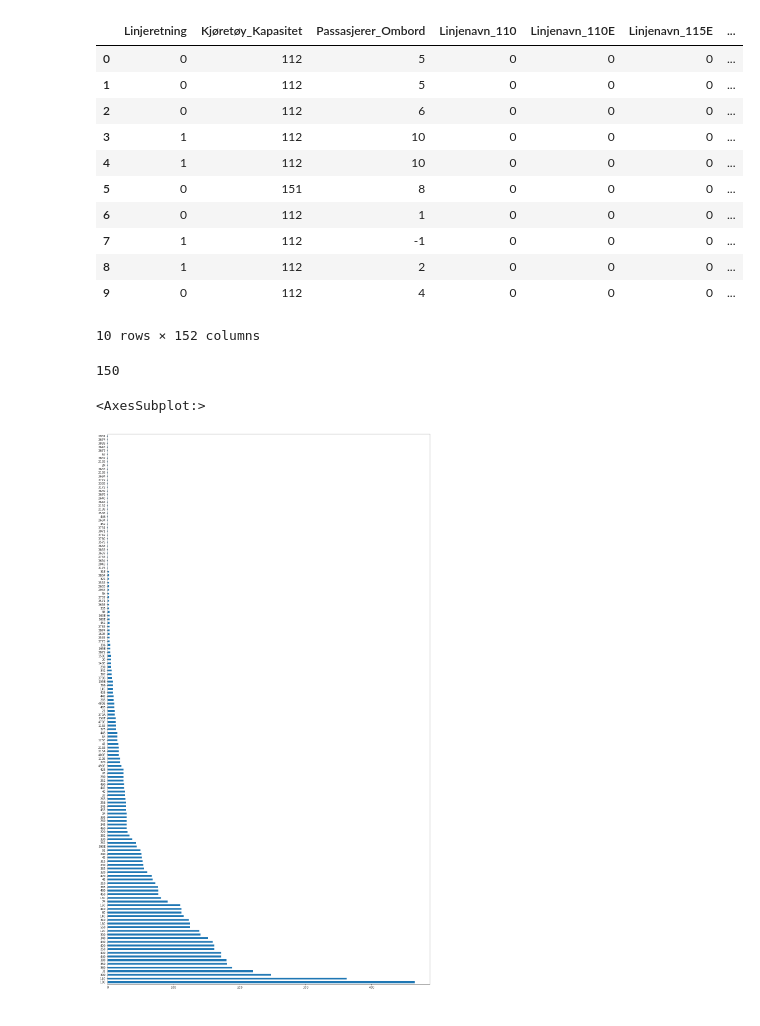
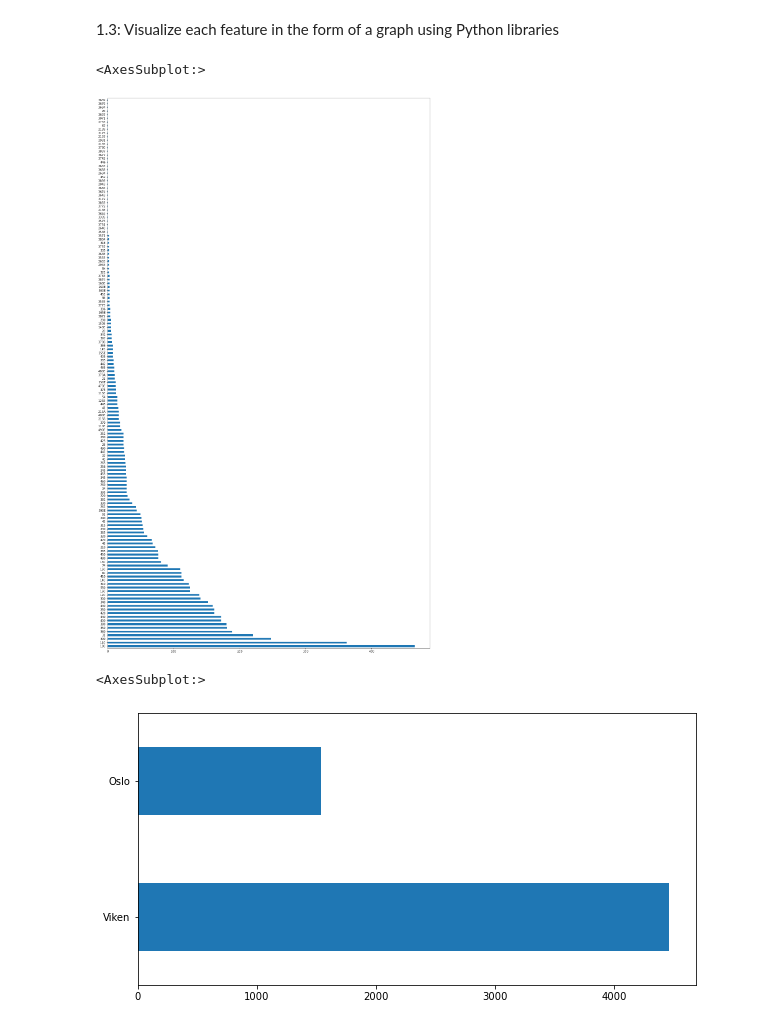
Before and after one commit to michaelekornrud/AI---Oblig1, a Jupyter notebook: Oblig1.ipynb, the cells around one changed output. Drawn from its saved outputs; the diff is of its cells as text; code cells hidden in the pictures.

Commit message:
Lagt inn kode-kommentarer og et par diagrammer ekstra

```diff
--- a/Oblig1.ipynb
+++ b/Oblig1.ipynb
@@ -43,24 +58,15 @@ df.head(100)
-# %%
-df_bin = pd.get_dummies(df, drop_first=True)
-df_bin.head(10)
-# %% [output]
-|  | Linjeretning | Kjøretøy_Kapasitet | Passasjerer_Ombord | Linjenavn_110 | Linjenavn_110E | Linjenavn_115E | ... |
-| 0 | 0 | 112 | 5 | 0 | 0 | 0 | ... |
-| 1 | 0 | 112 | 5 | 0 | 0 | 0 | ... |
-| 2 | 0 | 112 | 6 | 0 | 0 | 0 | ... |
-| 3 | 1 | 112 | 10 | 0 | 0 | 0 | ... |
-| 4 | 1 | 112 | 10 | 0 | 0 | 0 | ... |
-| 5 | 0 | 151 | 8 | 0 | 0 | 0 | ... |
-| 6 | 0 | 112 | 1 | 0 | 0 | 0 | ... |
-| 7 | 1 | 112 | -1 | 0 | 0 | 0 | ... |
-| 8 | 1 | 112 | 2 | 0 | 0 | 0 | ... |
-| 9 | 0 | 112 | 4 | 0 | 0 | 0 | ... |
-10 rows × 152 columns
+# %% [markdown]
+1.3: Visualize each feature in the form of a graph using Python libraries
 # %%
+#Counting unique instances of 'Linjenavn' and storing it in a variable n
 n = len(pd.unique(df['Linjenavn']))
-print(n)
+#Creating a table based on 'Linjenavn' from the original import of the csv file, and triming it to be readable
 df['Linjenavn'].value_counts().head(n).plot(kind='barh',figsize=(20,35))
 # %% [output]
-150
+<AxesSubplot:>
-<AxesSubplot:>
-[figure, old version]
+[figure, new version]
+# %%
+df['Fylke'].value_counts().head().plot(kind='barh',figsize=(10,5))
+# %% [output]
+<AxesSubplot:>
+[figure, added]
```
Also changed, not shown: parts of 9 cells of this notebook.
